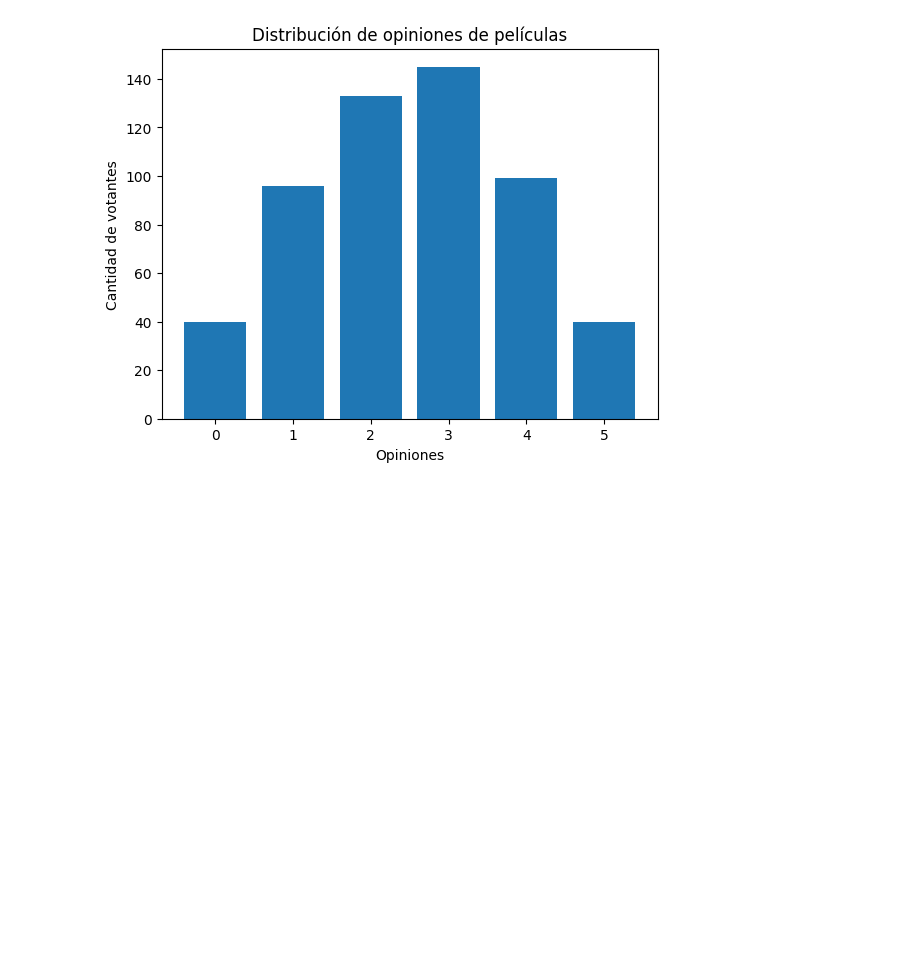
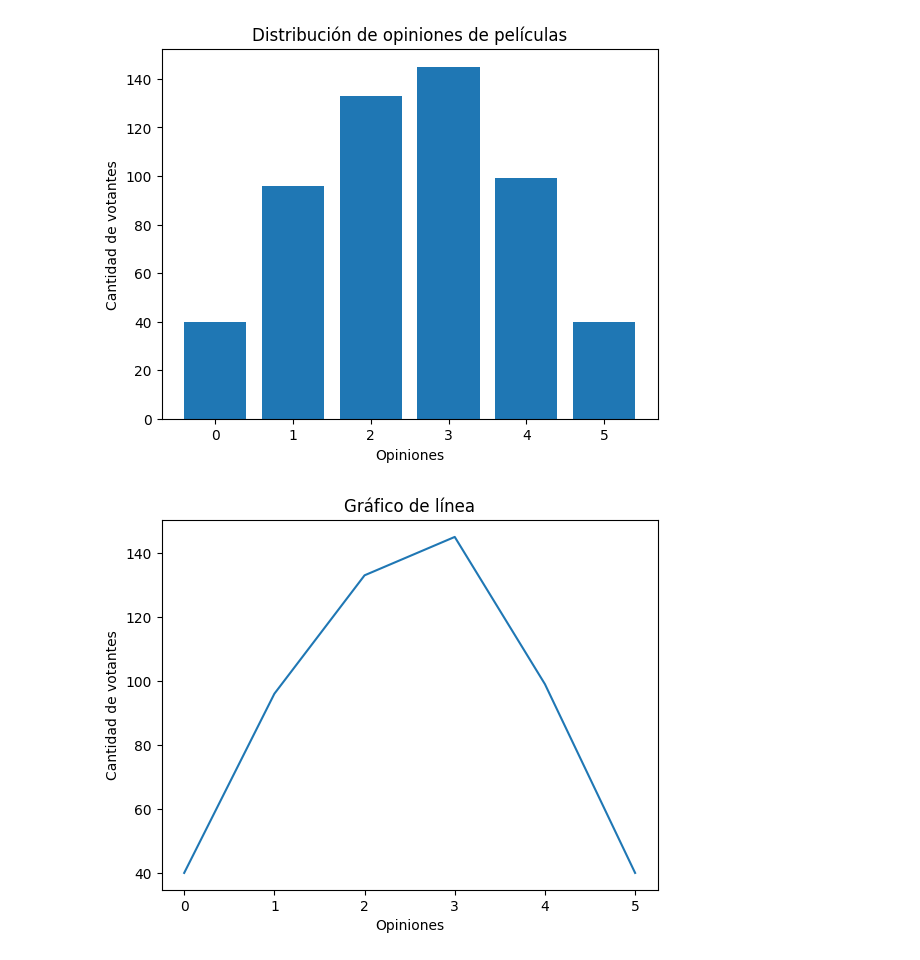
Before and after one commit to clauloro/Criticas_de_peliculas, a Jupyter notebook: peliculass.ipynb, the cells around one changed output. Drawn from its saved outputs; the diff is of its cells as text; code cells hidden in the pictures; blank space fills up the shorter version.

```diff
--- a/peliculass.ipynb
+++ b/peliculass.ipynb
@@ -61,3 +63,14 @@ plt.title('Distribución de opiniones de películas')
 plt.show()
 # %% [output]
 [figure]
+# %%
+# Crear un gráfico de línea utilizando matplotlib.pyplot
+fig, ax = plt.subplots()
+ax.plot(data['Opiniones'], data['Votantes'])
+
+ax.set_title('Gráfico de línea')
+ax.set_xlabel('Opiniones')
+ax.set_ylabel('Cantidad de votantes')
+plt.show()
+# %% [output]
+[figure, added]
```
Also changed, not shown: parts of 4 cells of this notebook.
